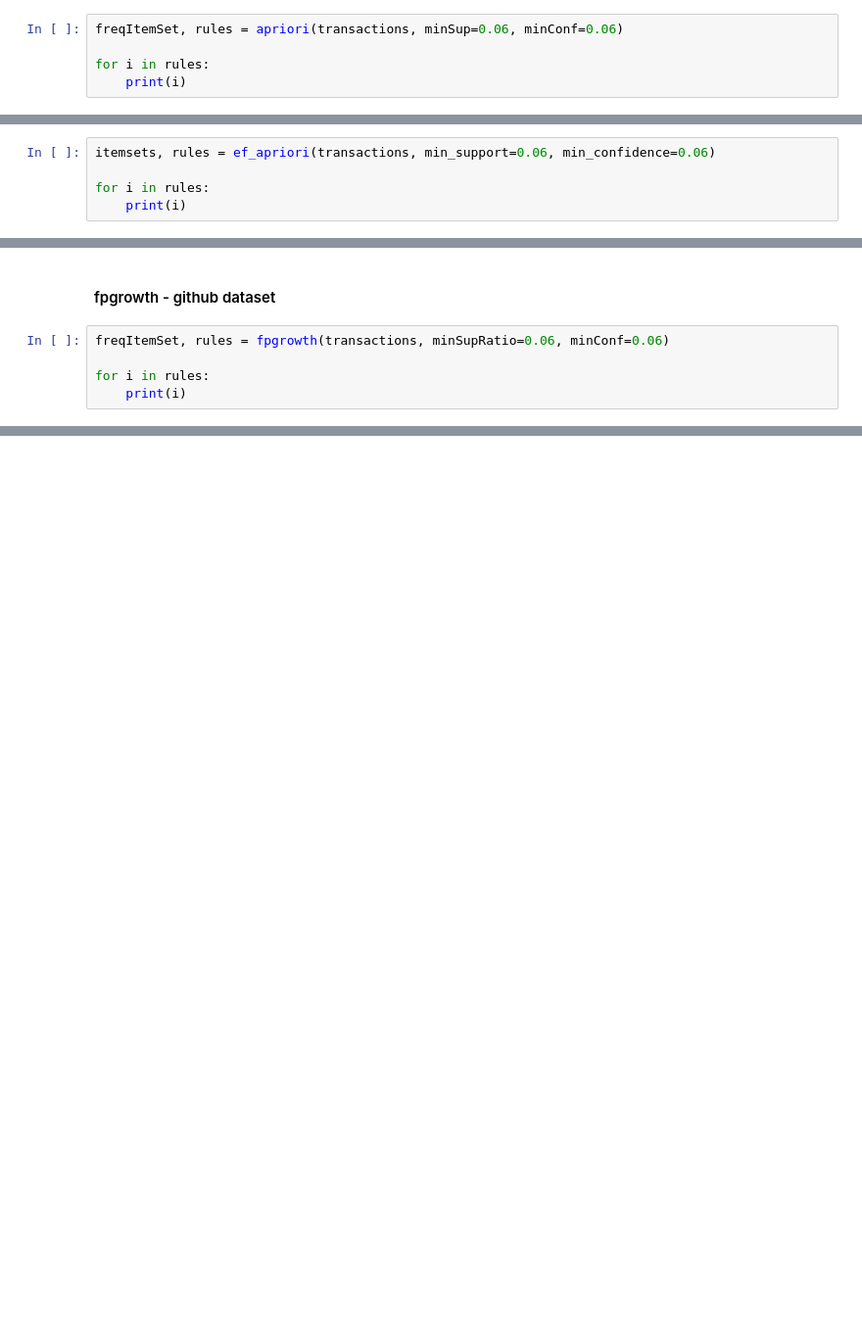
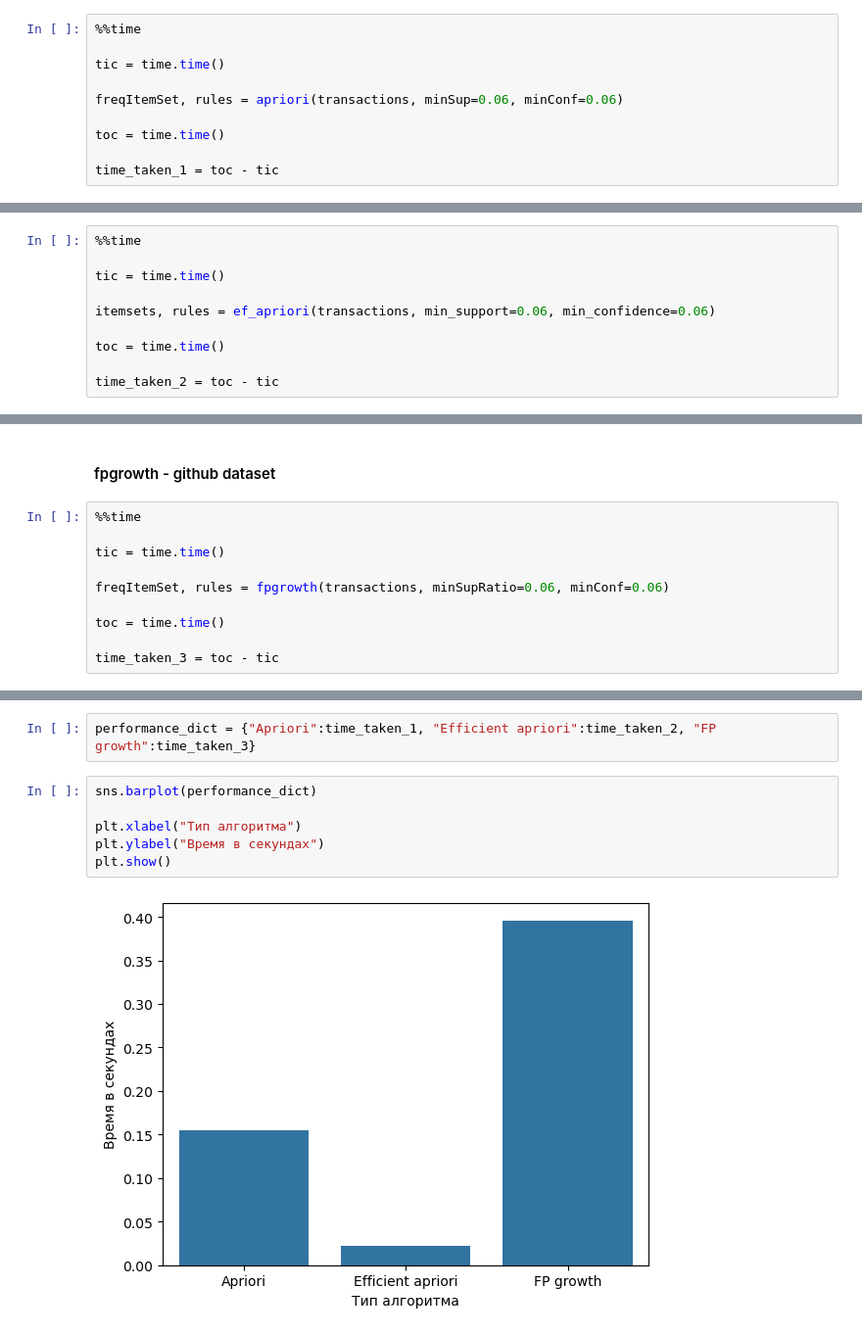
Before and after one commit to Displs/mirea_isat, a Jupyter notebook: Prac1-2/01_prac.ipynb, the cells around one changed output, grey strips where cells are left out. Shown: that part at 98% size. Saved outputs shown, nothing was run; the diff lists cells and outputs as text; blank space fills up the shorter version.

```diff
--- a/Prac1-2/01_prac.ipynb
+++ b/Prac1-2/01_prac.ipynb
@@ -169,8 +208,13 @@ print(rules)
 # %% [markdown]
 #### Apriori - github dataset
 # %%
+%%time
+
+tic = time.time()
+
 freqItemSet, rules = apriori(transactions, minSup=0.06, minConf=0.06)
 
-for i in rules:
-    print(i)
+toc = time.time()
+
+time_taken_1 = toc - tic
 # %% [output]
@@ -187,8 +237,13 @@ for i in rules:
 # %% [markdown]
 #### Efficient apriori - github dataset
 # %%
+%%time
+
+tic = time.time()
+
 itemsets, rules = ef_apriori(transactions, min_support=0.06, min_confidence=0.06)
 
-for i in rules:
-    print(i)
+toc = time.time()
+
+time_taken_2 = toc - tic
 # %% [output]
@@ -205,8 +266,13 @@ for i in rules:
 # %% [markdown]
 #### fpgrowth - github dataset
 # %%
+%%time
+
+tic = time.time()
+
 freqItemSet, rules = fpgrowth(transactions, minSupRatio=0.06, minConf=0.06)
 
-for i in rules:
-    print(i)
+toc = time.time()
+
+time_taken_3 = toc - tic
 # %% [output]
@@ -234,0 +302,10 @@ print(rules)
+# %%
+performance_dict = {"Apriori":time_taken_1, "Efficient apriori":time_taken_2, "FP growth":time_taken_3}
+# %%
+sns.barplot(performance_dict)
+
+plt.xlabel("Тип алгоритма")
+plt.ylabel("Время в секундах")
+plt.show()
+# %% [output]
+[figure, added]
```
Also changed, not shown: parts of 31 cells of this notebook, 2 other files.
